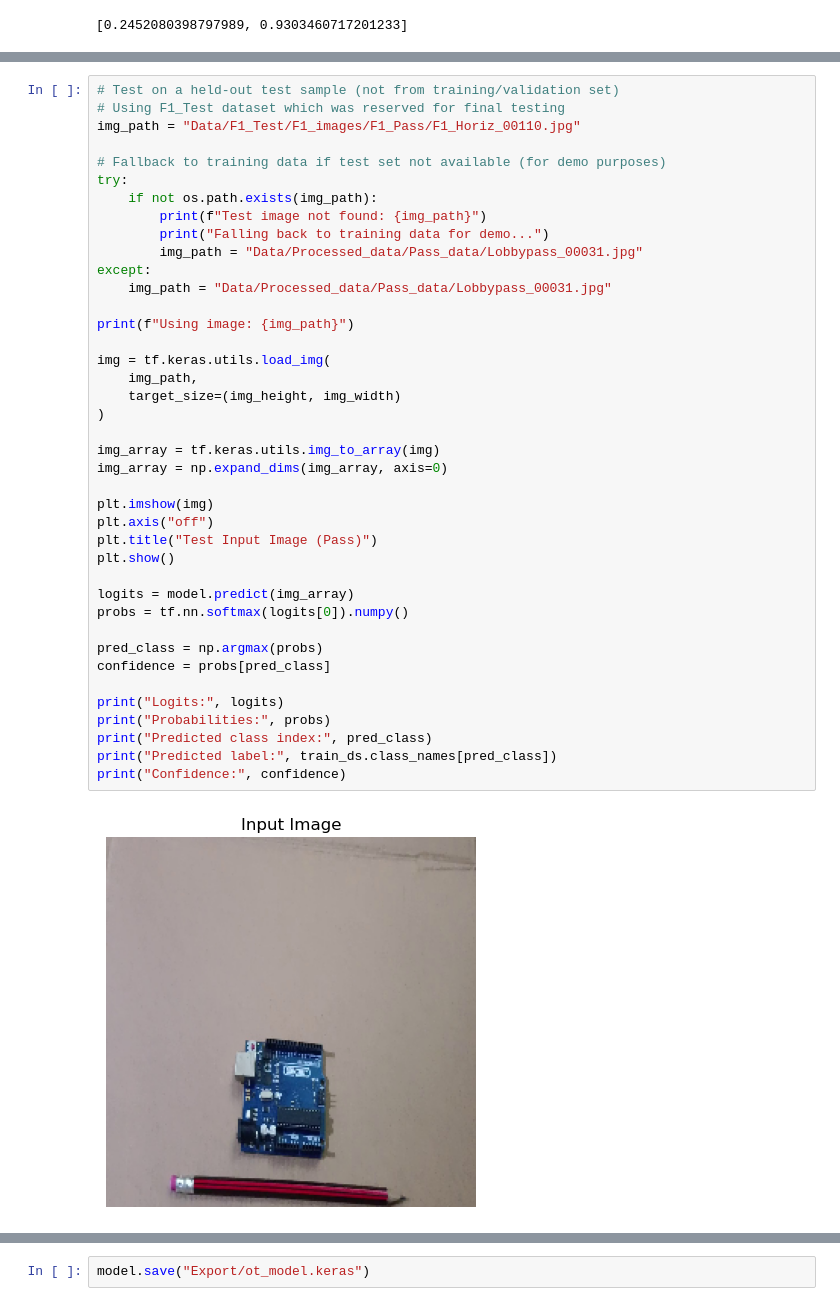
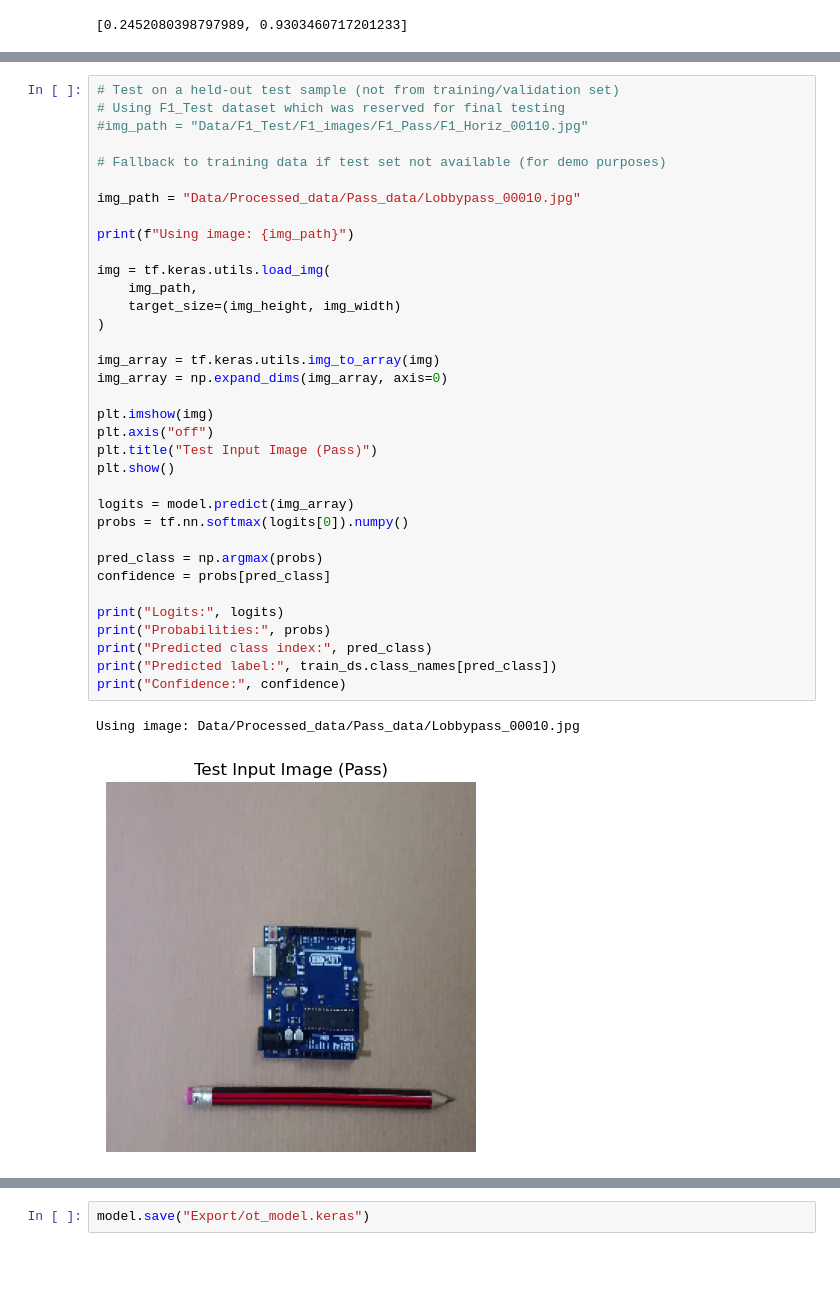
Before and after one commit to ArmaanMeh/PCB_orientation_detection, a Jupyter notebook: main_cnn.ipynb, the cells around one changed output, grey strips where cells are left out. Cells and saved outputs as stored; diff of their text form; blank space fills up the shorter version.

```diff
--- a/main_cnn.ipynb
+++ b/main_cnn.ipynb
@@ -344,42 +347,38 @@ To use: python live_classification.py
 # %%
 # Test on a held-out test sample (not from training/validation set)
 # Using F1_Test dataset which was reserved for final testing
-img_path = "Data/F1_Test/F1_images/F1_Pass/F1_Horiz_00110.jpg"
+#img_path = "Data/F1_Test/F1_images/F1_Pass/F1_Horiz_00110.jpg"
 
 # Fallback to training data if test set not available (for demo purposes)
-try:
-    if not os.path.exists(img_path):
-        print(f"Test image not found: {img_path}")
-        print("Falling back to training data for demo...")
-        img_path = "Data/Processed_data/Pass_data/Lobbypass_00031.jpg"
-except:
-    img_path = "Data/Processed_data/Pass_data/Lobbypass_00031.jpg"
+
+img_path = "Data/Processed_data/Pass_data/Lobbypass_00010.jpg"
 
 print(f"Using image: {img_path}")
 
 img = tf.keras.utils.load_img(
     img_path,
     target_size=(img_height, img_width)
 )
 
 img_array = tf.keras.utils.img_to_array(img)
 img_array = np.expand_dims(img_array, axis=0)
 
 plt.imshow(img)
 plt.axis("off")
 plt.title("Test Input Image (Pass)")
 plt.show()
 
 logits = model.predict(img_array)
 probs = tf.nn.softmax(logits[0]).numpy()
 
 pred_class = np.argmax(probs)
 confidence = probs[pred_class]
 
 print("Logits:", logits)
 print("Probabilities:", probs)
 print("Predicted class index:", pred_class)
 print("Predicted label:", train_ds.class_names[pred_class])
 print("Confidence:", confidence)
 # %% [output]
+Using image: Data/Processed_data/Pass_data/Lobbypass_00010.jpg
-[figure, old version]
+[figure, new version]
```
Also changed, not shown: parts of 4 cells of this notebook, 2 other files.
